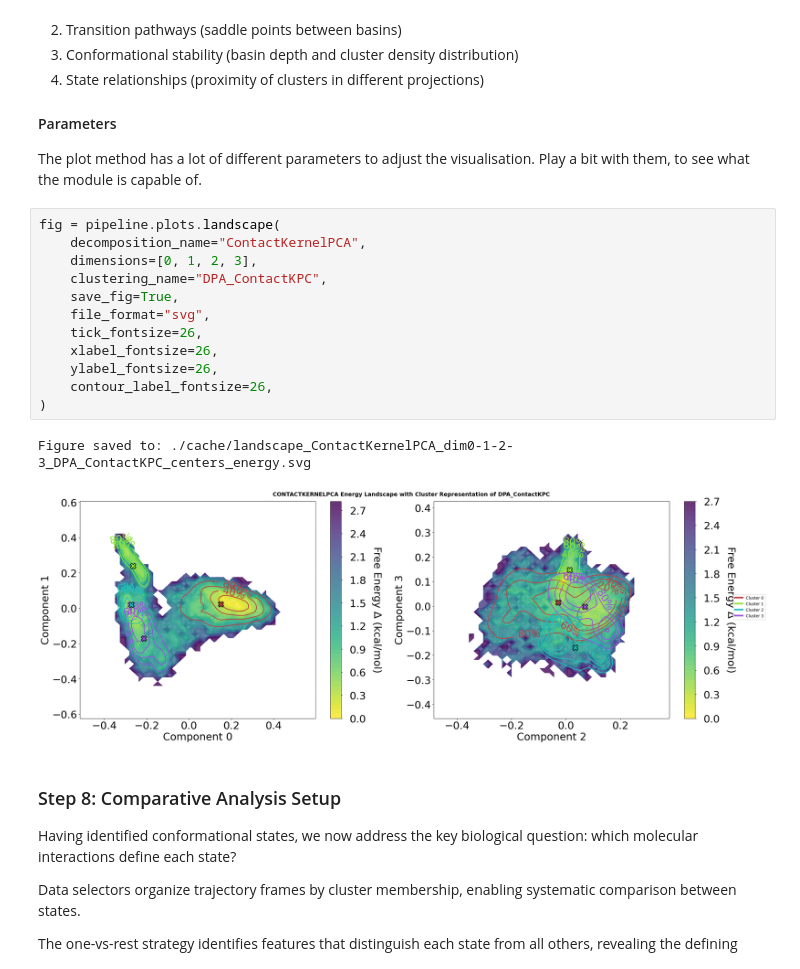
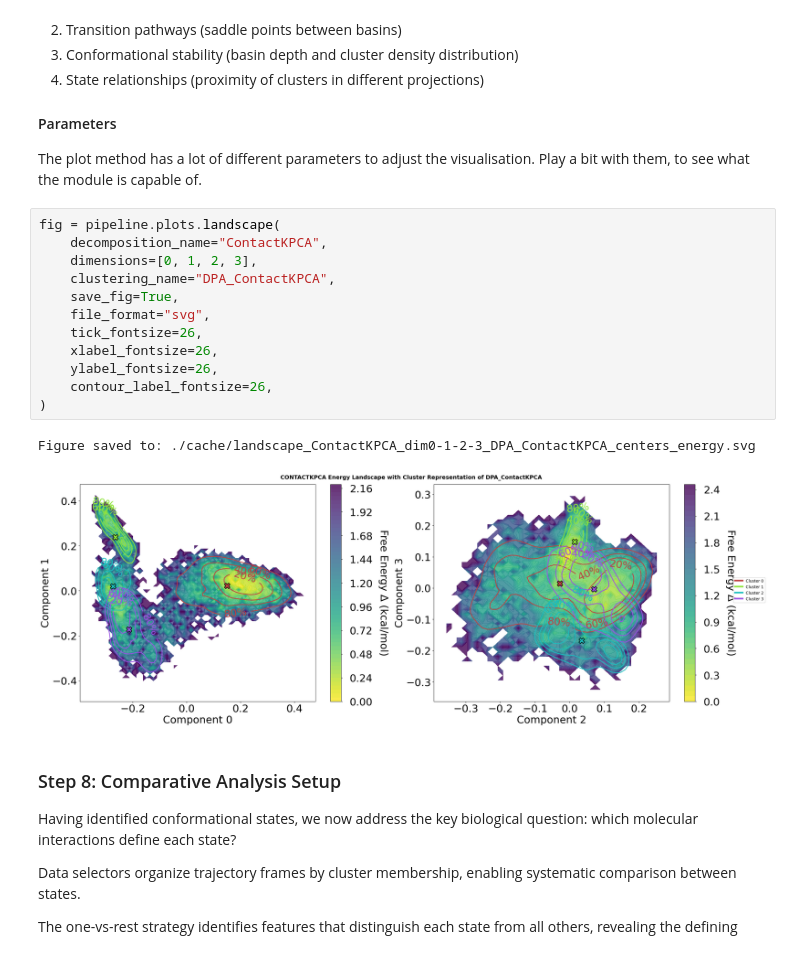
Before and after one commit to maximilian-salomon/mdxplain, a Jupyter notebook: tutorials/02_VillinHeadpiece_Full_Analysis.ipynb, the cells around one changed output. Cells and saved outputs as stored; diff of their text form.

```diff
--- a/tutorials/02_VillinHeadpiece_Full_Analysis.ipynb
+++ b/tutorials/02_VillinHeadpiece_Full_Analysis.ipynb
@@ -246,19 +244,19 @@ This combined view allows identification of:
 The plot method has a lot of different parameters to adjust the visualisation. Play a bit with them, to see what the module is capable of.
 # %%
 fig = pipeline.plots.landscape(
-    decomposition_name="ContactKernelPCA",
+    decomposition_name="ContactKPCA",
     dimensions=[0, 1, 2, 3],
-    clustering_name="DPA_ContactKPC",
+    clustering_name="DPA_ContactKPCA",
     save_fig=True,
     file_format="svg",
     tick_fontsize=26,
     xlabel_fontsize=26,
     ylabel_fontsize=26,
     contour_label_fontsize=26,
 )
 # %% [output]
-Figure saved to: ./cache/landscape_ContactKernelPCA_dim0-1-2-3_DPA_ContactKPC_centers_energy.svg
+Figure saved to: ./cache/landscape_ContactKPCA_dim0-1-2-3_DPA_ContactKPCA_centers_energy.svg
-[figure, old version]
+[figure, new version]
 # %% [markdown]
 ### Step 8: Comparative Analysis Setup
 
```
Also changed, not shown: parts of 20 cells of this notebook.
